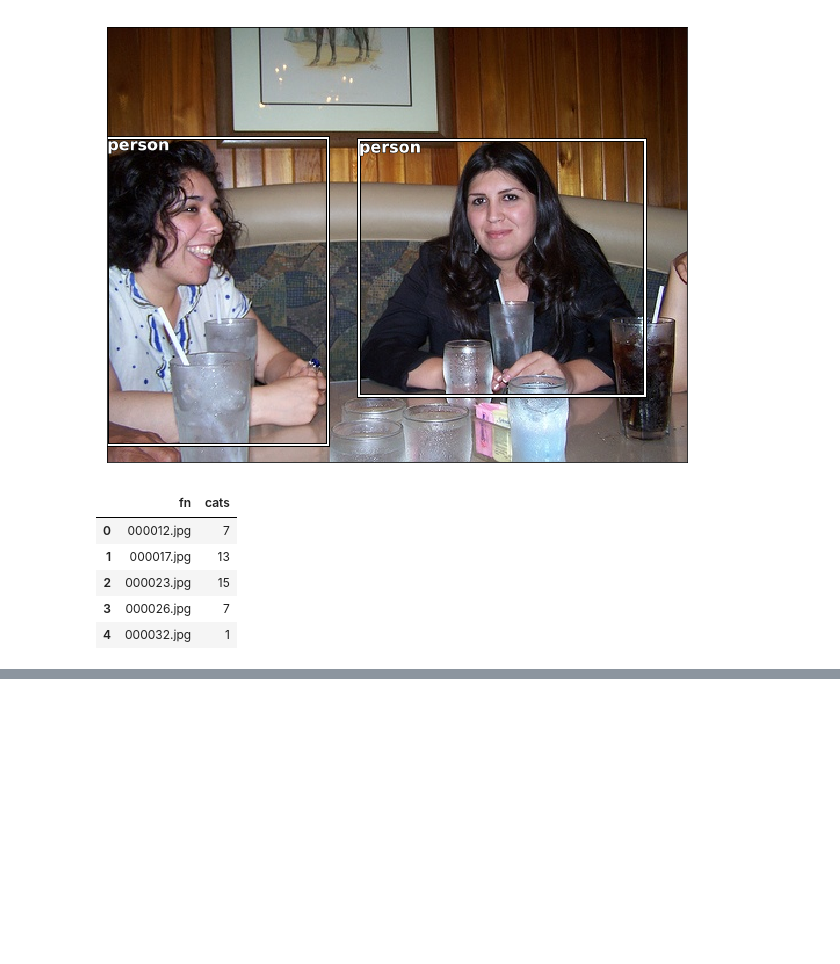
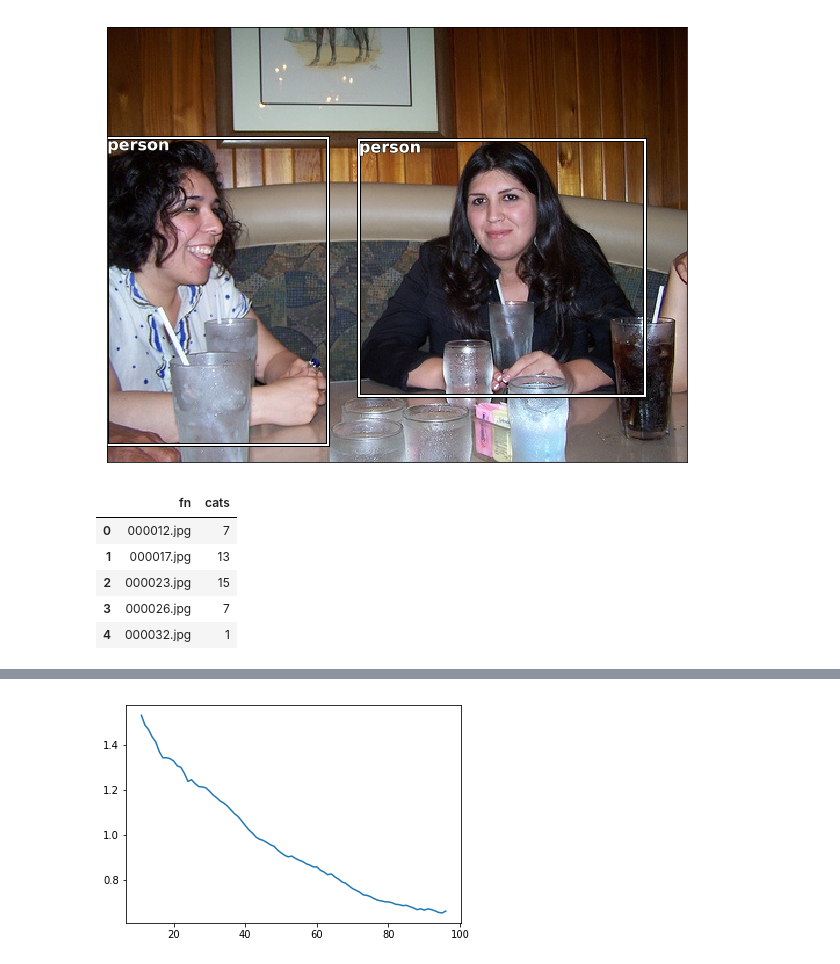
Before and after one commit to musedivision/deeplearning, a Jupyter notebook: volume/pascal VOC.ipynb, the cells around one changed output, grey strips where cells are left out. Cells and saved outputs as stored; diff of their text form; code cells hidden in the pictures; blank space fills up the shorter version.

Commit message:
loss graph

```diff
--- a/volume/pascal VOC.ipynb
+++ b/volume/pascal VOC.ipynb
@@ -250,0 +254,4 @@ epoch      trn_loss   val_loss   accuracy
+# %%
+learn.sched.plot_loss()
+# %% [output]
+[figure, added]
```
Also changed, not shown: parts of 11 cells of this notebook.
